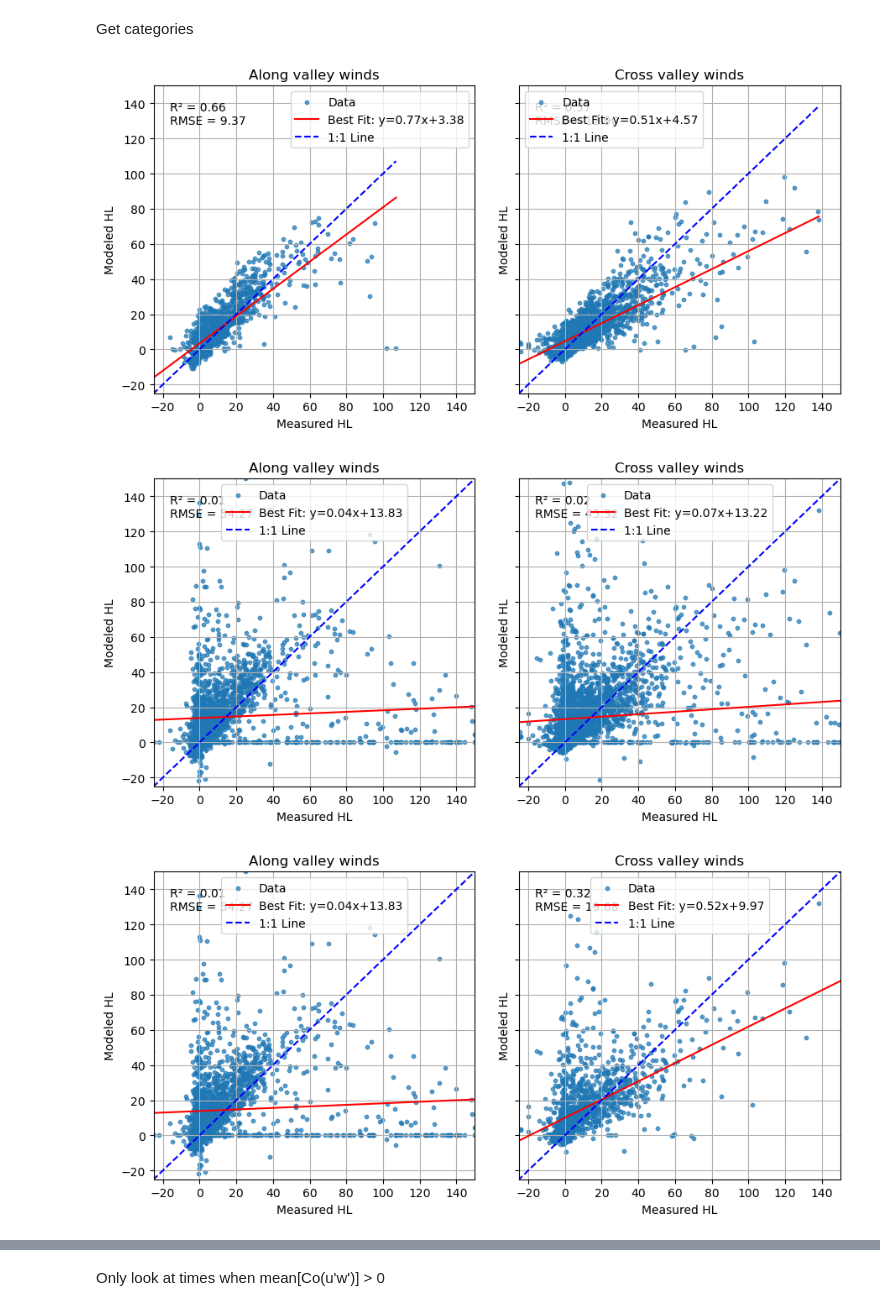
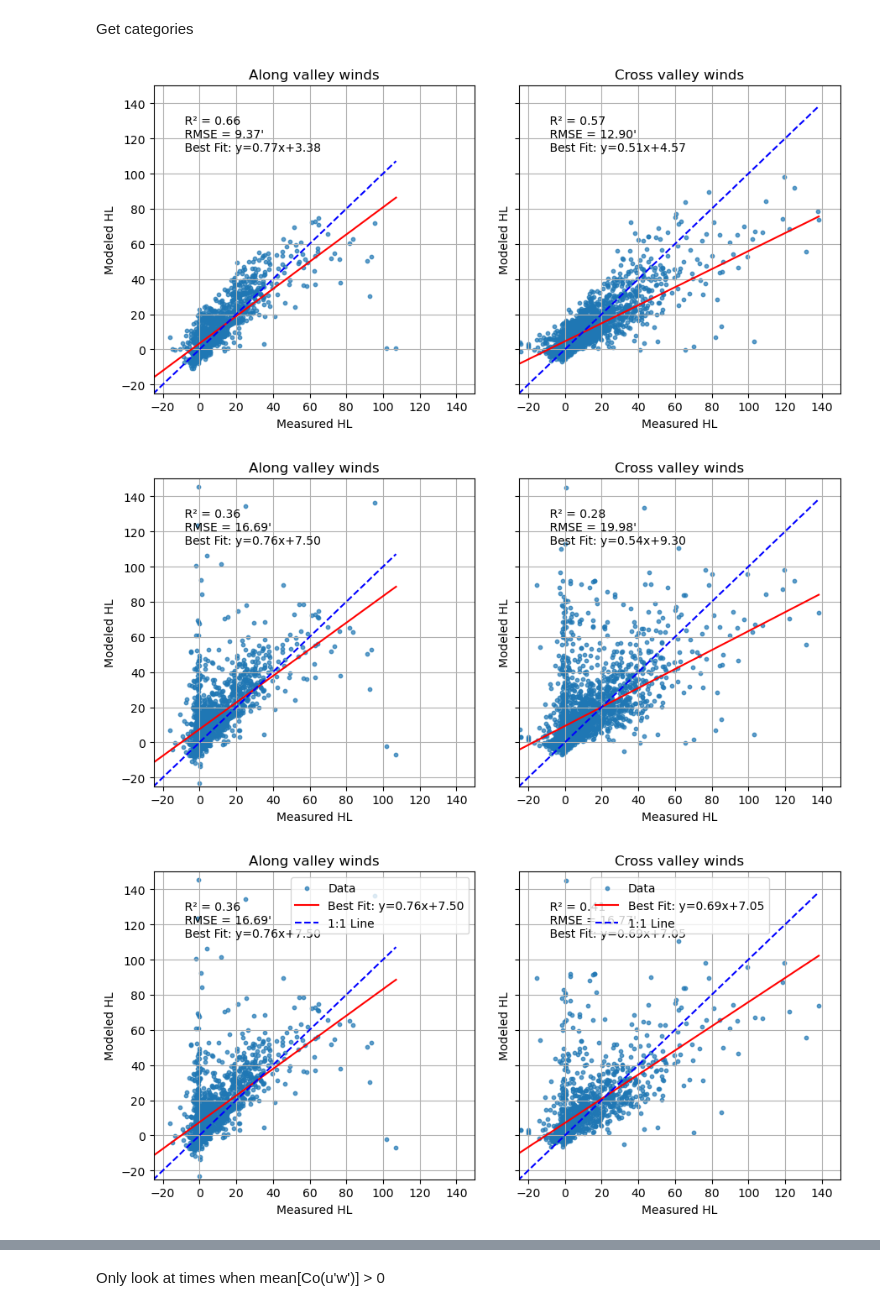
Before and after one commit to elischwat/sublimationofsnow, a Jupyter notebook: analysis/paper2/seasonal_modeling.ipynb, the cells around one changed output, grey strips where cells are left out. Cells and saved outputs as stored; diff of their text form; code cells hidden in the pictures.

```diff
--- a/analysis/paper2/seasonal_modeling.ipynb
+++ b/analysis/paper2/seasonal_modeling.ipynb
@@ -311,5 +326,5 @@ Get $V$
 model_df = dl_wprof_df.set_index('time').copy()
 # %%
 model_df['alpha'] = (L / (
-    T * V_df.wind_speed.values * units("m/s")
+    T * model_df.wind_speed.values * units("m/s")
 )).magnitude
@@ -375,8 +418,13 @@ model_df.head(3)
 | 2022-11-30 00:30:00 | 12.832873 | 0.097406 | 0.00000 | 1.542133 | 0.943030 |
 | 2022-11-30 01:00:00 | NaN | NaN | 0.00000 | 1.542133 | 0.911426 |
 # %%
+# nonlocal_transport_results = (
+#     0.1 * (model_df['w'].values*units('meters/second')) * (
+#     (model_df['phi_up'].values*units('g/m^3'))
+#     - (model_df['phi'].values*units('g/m^3'))
+# ))
 nonlocal_transport_results = (
-    0.1 * (model_df['w'].values*units('meters/second')) * (
+    model_df['alpha'].values * (model_df['w'].values*units('meters/second')) * (
     (model_df['phi_up'].values*units('g/m^3'))
     - (model_df['phi'].values*units('g/m^3'))
 ))
@@ -448,14 +532,18 @@ def plot_subset(data, ax, title):
     ax.plot(x, x, color='blue', linestyle='--', label='1:1 Line')
 
     # Add statistics as text
-    ax.text(0.05, 0.95, f'R² = {r_squared:.2f}\nRMSE = {rmse:.2f}',
-            transform=ax.transAxes, fontsize=10, verticalalignment='top')
+    text_str = f"""
+    R² = {r_squared:.2f}
+    RMSE = {rmse:.2f}'
+    Best Fit: y={slope:.2f}x+{intercept:.2f}
+    """
+    ax.text(0.05, 0.95, text_str, transform=ax.transAxes, fontsize=10, verticalalignment='top')
 
     # Customize plot
     ax.set_xlabel('Measured HL')
     ax.set_ylabel('Modeled HL')
     ax.set_title(title)
-    ax.legend()
+    # ax.legend()
     ax.set_xlim(-25, 150)
     ax.set_ylim(-25, 150)
     ax.grid(True)
@@ -470,7 +558,7 @@ plot_subset(subset_xvalley, axes[1], 'Cross valley winds')
 plt.tight_layout()
 plt.show()
 # %% [output]
-[figure, old version]
+[figure, new version]
 # %%
 import matplotlib.pyplot as plt
 import numpy as np
@@ -485,8 +573,8 @@ subset_alongvalley = model_df[model_df.index.isin(along_valley_wind_times)]  # R
 
 # Function to create a plot for a subset
 def plot_subset(data, ax, title):
-    measured = data[['measured_hl', 'combined_hl']].dropna()['measured_hl']
-    modeled = data[['combined_hl', 'measured_hl']].dropna()['combined_hl']
+    measured = data[['measured_hl', 'combined_hl', 'local_hl']].dropna()['measured_hl']
+    modeled = data[['combined_hl', 'measured_hl', 'local_hl']].dropna()['combined_hl']
 
     # Calculate statistics
     slope, intercept, r_value, p_value, std_err = linregress(measured, modeled)
@@ -497,37 +585,41 @@ def plot_subset(data, ax, title):
     ax.scatter(measured, modeled, label='Data', alpha=0.7, s=10)
 
     # Line of best fit
     x = np.linspace(min(measured), max(measured), 100)
     y = slope * x + intercept
     ax.plot(x, y, color='red', label=f'Best Fit: y={slope:.2f}x+{intercept:.2f}')
 
     # 1:1 line
     ax.plot(x, x, color='blue', linestyle='--', label='1:1 Line')
 
     # Add statistics as text
-    ax.text(0.05, 0.95, f'R² = {r_squared:.2f}\nRMSE = {rmse:.2f}',
-            transform=ax.transAxes, fontsize=10, verticalalignment='top')
+    text_str = f"""
+    R² = {r_squared:.2f}
+    RMSE = {rmse:.2f}'
+    Best Fit: y={slope:.2f}x+{intercept:.2f}
+    """
+    ax.text(0.05, 0.95, text_str, transform=ax.transAxes, fontsize=10, verticalalignment='top')
 
     # Customize plot
     ax.set_xlabel('Measured HL')
     ax.set_ylabel('Modeled HL')
     ax.set_title(title)
-    ax.legend()
+    # ax.legend()
     ax.set_xlim(-25, 150)
     ax.set_ylim(-25, 150)
     ax.grid(True)
 
 # Create side-by-side plots
 fig, axes = plt.subplots(1, 2, figsize=(9.2, 4.6), sharex=True, sharey=True)
 
 plot_subset(subset_alongvalley, axes[0], 'Along valley winds')
 plot_subset(subset_xvalley, axes[1], 'Cross valley winds')
 
 
 plt.tight_layout()
 plt.show()
 # %% [output]
-[figure, old version]
+[figure, new version]
 # %%
 import matplotlib.pyplot as plt
 import numpy as np
@@ -543,8 +635,8 @@ subset_alongvalley = model_df[model_df.index.isin(along_valley_wind_times)]  # R
 
 # Function to create a plot for a subset
 def plot_subset(data, ax, title):
-    measured = data[['measured_hl', 'combined_hl']].dropna()['measured_hl']
-    modeled = data[['combined_hl', 'measured_hl']].dropna()['combined_hl']
+    measured = data[['measured_hl', 'combined_hl', 'local_hl']].dropna()['measured_hl']
+    modeled = data[['combined_hl', 'measured_hl', 'local_hl']].dropna()['combined_hl']
 
     # Calculate statistics
     slope, intercept, r_value, p_value, std_err = linregress(measured, modeled)
@@ -563,8 +655,12 @@ def plot_subset(data, ax, title):
     ax.plot(x, x, color='blue', linestyle='--', label='1:1 Line')
 
     # Add statistics as text
-    ax.text(0.05, 0.95, f'R² = {r_squared:.2f}\nRMSE = {rmse:.2f}',
-            transform=ax.transAxes, fontsize=10, verticalalignment='top')
+    text_str = f"""
+    R² = {r_squared:.2f}
+    RMSE = {rmse:.2f}'
+    Best Fit: y={slope:.2f}x+{intercept:.2f}
+    """
+    ax.text(0.05, 0.95, text_str, transform=ax.transAxes, fontsize=10, verticalalignment='top')
 
     # Customize plot
     ax.set_xlabel('Measured HL')
@@ -585,7 +681,7 @@ plot_subset(subset_xvalley, axes[1], 'Cross valley winds')
 plt.tight_layout()
 plt.show()
 # %% [output]
-[figure, old version]
+[figure, new version]
 # %%
 model_df.loc['20230418':'20230419':][['combined_hl', 'measured_hl', 'local_hl']].plot()
 # %% [output]
```
Also changed, not shown: parts of 20 cells of this notebook, 7 other files.
